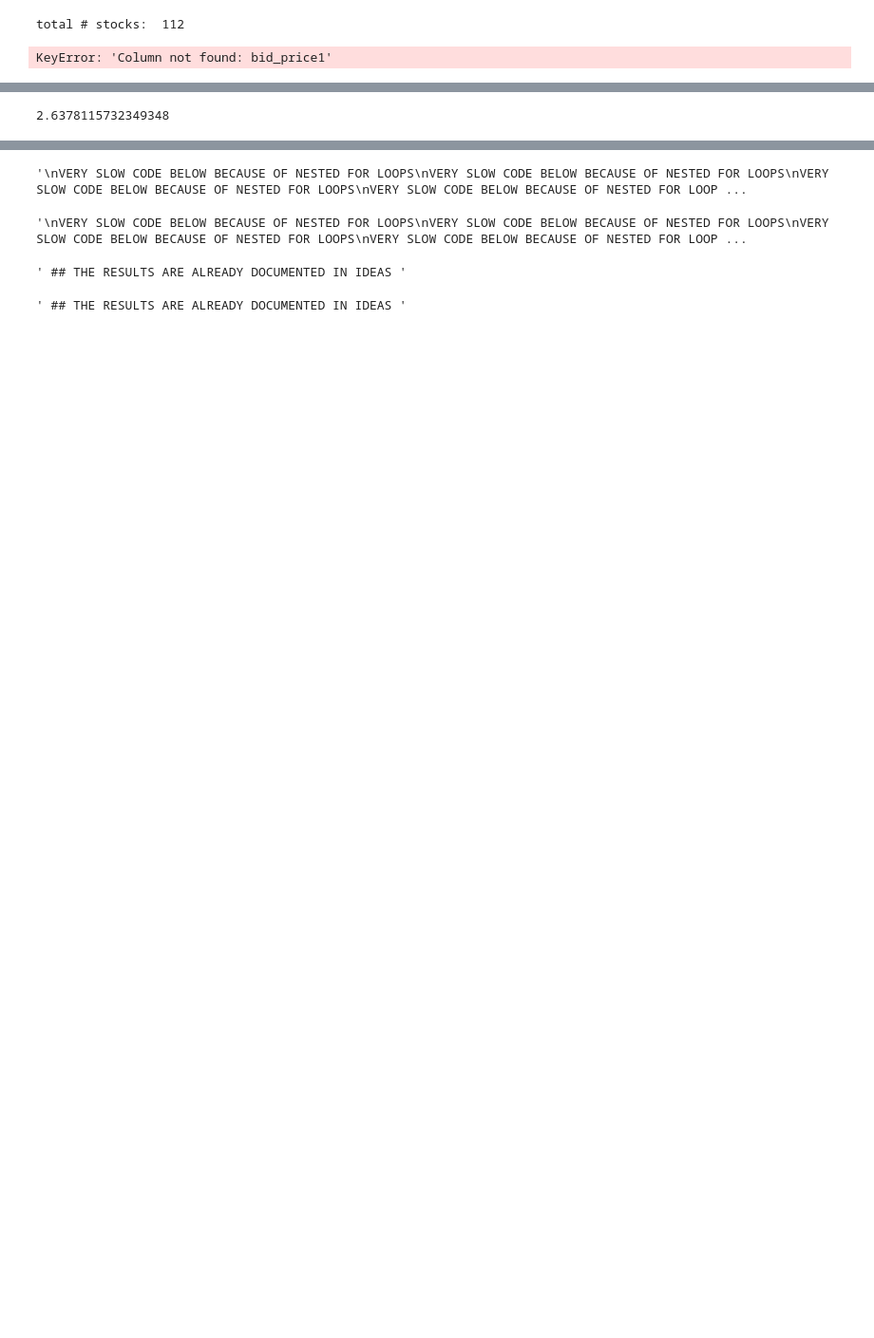
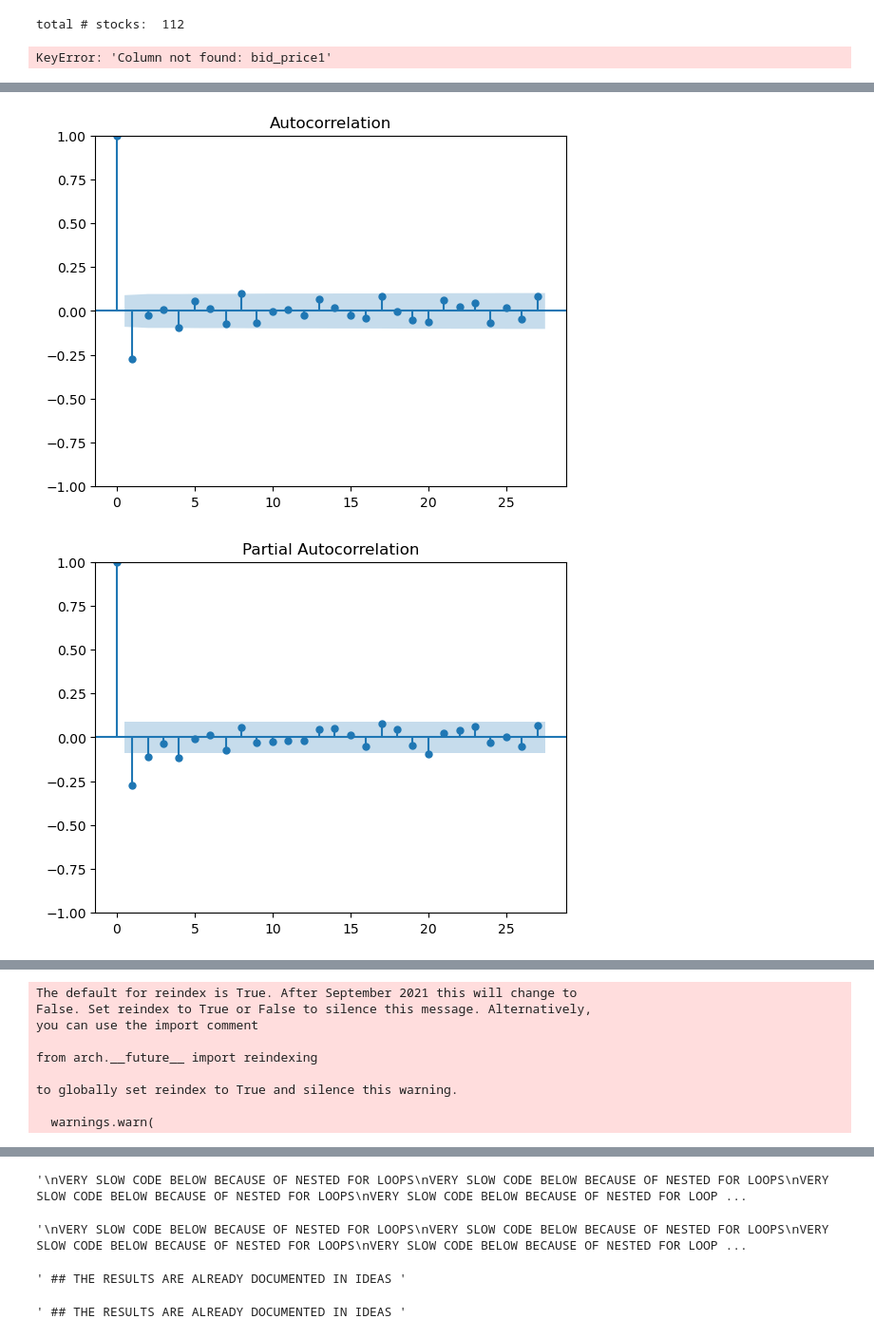
Before and after one commit to JosePeeterson/Optiver-Realized-Volatility-Prediction, a Jupyter notebook: src/Exploratory_Data_Analysis/features_eda_within_stocks.ipynb, the cells around one changed output, grey strips where cells are left out. Shown at 95% size. Drawn from its saved outputs; the diff is of its cells as text; code cells hidden in the pictures; blank space fills up the shorter version.

```diff
--- a/src/Exploratory_Data_Analysis/features_eda_within_stocks.ipynb
+++ b/src/Exploratory_Data_Analysis/features_eda_within_stocks.ipynb
@@ -654,0 +649,11 @@ trade_wap_log_returns_df = trade_wap_log_returns_df.rename(columns={'log_return'
+# %%
+## read in the wap and log returns series in the first 10 mins for all stocks and time_ids.
+
+# book_wap_log_returns_df =  pd.read_parquet('wap_log_returns.parquet\\book_first_10_min_wap_log_returns.parquet')
+# trade_wap_log_returns_df =  pd.read_parquet('wap_log_returns.parquet\\trade_first_10_min_wap_log_returns.parquet')
+
+book_wap_log_returns_df =  pd.read_parquet('wap_log_returns.parquet/book_first_10_min_wap_log_returns-001.parquet')
+trade_wap_log_returns_df =  pd.read_parquet('wap_log_returns.parquet/trade_first_10_min_wap_log_returns.parquet')
+
+book_wap_log_returns_df['log_return_sqr'] = book_wap_log_returns_df['log_return'].pow(2)
+trade_wap_log_returns_df['log_return_sqr'] = trade_wap_log_returns_df['log_return'].pow(2)
@@ -655,35 +746,68 @@ trade_wap_log_returns_df = trade_wap_log_returns_df.rename(columns={'log_return'
 # %%
+## 9a) GARCH model to predict target volatility in 2nd 10 mins.
+
 ## multiply the log_returns by 10000 to avoid convergence warnings
 ## are likely to occur in the case of very small numbers
 
-#temp_df = book_wap_log_returns_df.iloc[:574] # selec the first time_id of stock 1
-
-print(temp_df['log_return_10000'].std())
-
-# plot_acf(temp_df['log_return_10000'])
-# plot_pacf(temp_df['log_return_10000'])
 
 
-continuous_time_id = np.arange(0, temp_df.index[-1],1) # create continuous time_id for missing time_ids
-temp_df = temp_df.reindex(continuous_time_id).ffill().bfill()
-
-model = arch_model(temp_df['log_return_10000'], mean="Zero", vol="GARCH", p=1, q=1)
+train_df = book_wap_log_returns_df[book_wap_log_returns_df['row_id'] == '1-5'] # selec the first time_id of stock 1
+continuous_time_id = np.arange(0, len(train_df)-100,1) # create continuous time_id for missing time_ids
+train_df = train_df.reindex(continuous_time_id).ffill().bfill()
 
 
-fitted_model = model.fit(disp="off")
+plot_acf(train_df['log_return'])#.pow(2))
+plot_pacf(train_df['log_return'])#.pow(2))
 
-fitted_model.plot()
-fitted_model.summary()
+test_df = book_wap_log_returns_df.iloc[len(train_df):len(train_df)+100].reset_index(drop=True) # selec the first time_id of stock 1
+continuous_time_id = np.arange(0, 100,1) # create continuous time_id for missing time_ids
+test_df = test_df.reindex(continuous_time_id).ffill().bfill()
+
+plt.figure(figsize=(10, 5))
+plt.plot(train_df['log_return'])
+plt.plot(test_df['log_return'])
+plt.show()
+
+
+plt.figure(figsize=(10, 5))
+plt.title(" instantaneous volatilities (Squared log returns)")
+plt.plot(train_df['log_return'].pow(2))
+plt.plot(test_df['log_return'].pow(2))
+plt.show()
+
+
+# define model
+model = arch_model(train_df['log_return'], mean='Zero', vol='ARCH', p=1,rescale=True)
+
+# fit model
+model_fit = model.fit(disp="off")
+
+
+# forecast the test set
+yhat = model_fit.forecast(horizon=100)
+
+model_fit.plot()
+model_fit.summary()
+
+plt.figure(figsize=(10, 5))
+# plot the actual variance
+plt.plot(test_df['log_return'])
+# plot forecast variance
+plt.plot(yhat.variance.values[-1, :])
+plt.show()
+
 # bic_egarch = [] # grid-search best parameters for EGARCH model
 # for p in range(1, 3):
 #     for q in range(0, 3):
 #         egarch = arch_model(temp_df['log_return_10000'], mean='AR',vol='GARCH',p=p, q=q).fit(disp='off')
 #         bic_egarch.append(egarch.bic)
 #         if egarch.bic == np.min(bic_egarch):
 #             best_param = p, q
 #             egarch = arch_model(temp_df['log_return_10000'], mean='AR', vol='GARCH', p=p,q=q).fit(disp='off')
 
 # temp_df['log_return_10000'][560:].plot()
 # forecast = egarch.forecast(horizon=2,start=temp_df.index[-10],method="analytical",reindex=False)
 # forecast.variance.plot(title="Simulation forecasts for different horizons")
 # %% [output]
+[figure, new version]
+[figure, added]
@@ -690 +816,9 @@ fitted_model.summary()
-2.6378115732349348
+The default for reindex is True. After September 2021 this will change to
+False. Set reindex to True or False to silence this message. Alternatively,
+you can use the import comment
+
+from arch.__future__ import reindexing
+
+to globally set reindex to True and silence this warning.
+
+  warnings.warn(
```
Also changed, not shown: parts of 8 cells of this notebook, 2 other files.
